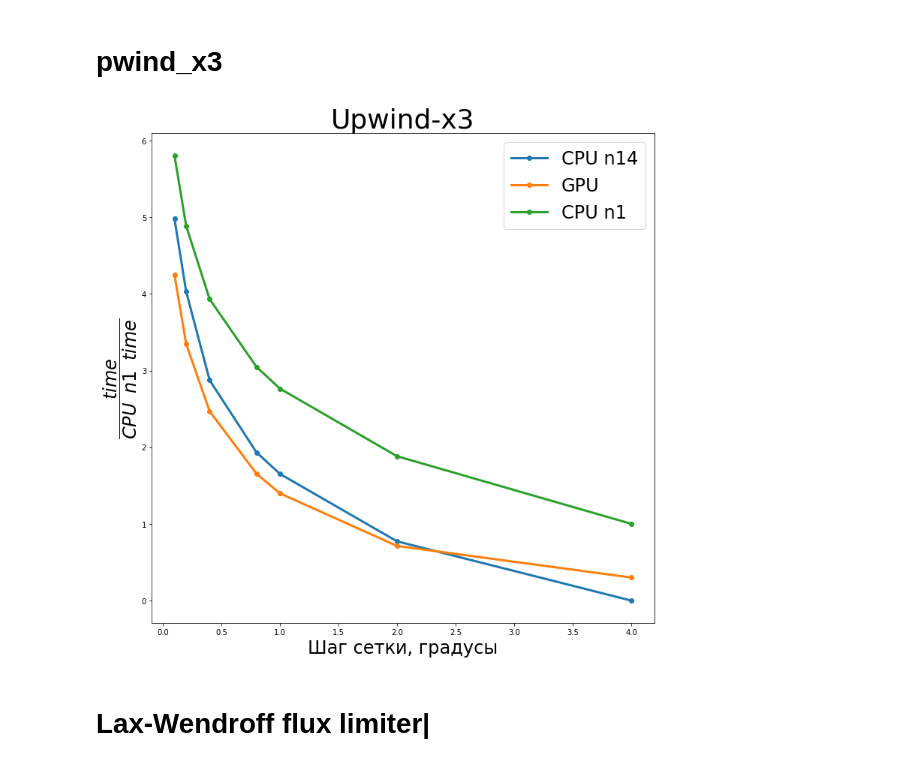
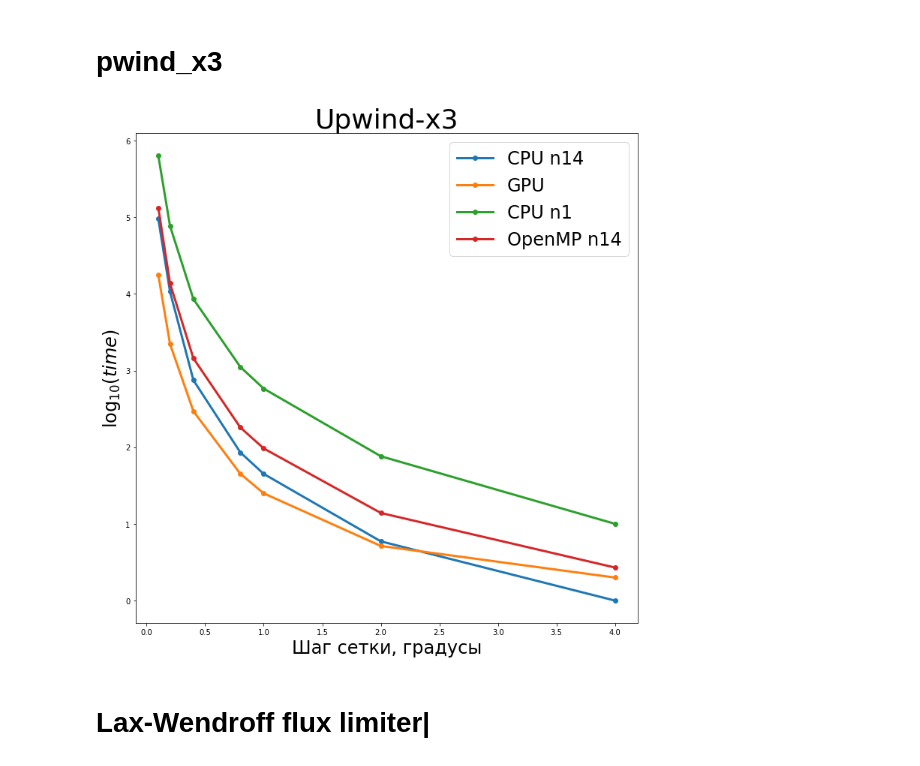
Before and after one commit to Lizzzka007/PythonProgs, a Jupyter notebook: ScaledPerfomance.ipynb, the cells around one changed output. Cells and saved outputs as stored; diff of their text form; code cells hidden in the pictures.

```diff
--- a/ScaledPerfomance.ipynb
+++ b/ScaledPerfomance.ipynb
@@ -80,29 +80,33 @@ plt.title("Upwind", fontsize=36);
 # %%
 GPU_u3 =     [0.002917, 0.007535, 0.036585, 0.065961, 0.429757, 3.238684, 25.861751]
 CPU_n1_u3  = [0.01463, 0.11145, 0.84903, 1.63029, 12.46627, 112.13326, 926.94796]
 CPU_n14_u3 = [0.00146, 0.00865, 0.06557, 0.12522, 1.09192, 15.57897, 138.92830]
+OMP_u3 =     [0.00394, 0.02029, 0.14090, 0.26485, 2.10402, 19.99977, 193.78640]
+
 AngleStep = [4, 2, 1, 0.8, 0.4, 0.2, 0.1]
 
 # Scale(GPU_u3, CPU_n1_u3)
 # Scale(CPU_n14_u3, CPU_n1_u3)
 
 Scale(GPU_u3)
 Scale(CPU_n14_u3)
 Scale(CPU_n1_u3)
+Scale(OMP_u3)
 
 offset = abs(min(CPU_n14_u3))
 
 fig, ax = plt.subplots(figsize=(12,12))
 plt.xlabel("Шаг сетки, градусы", fontsize=24)
 plt.ylabel("$\log_{10}(time)$", fontsize=24)
 # ax.plot(AngleStep, CPU_n1, marker='o', label="CPU n1")
 ax.plot(AngleStep, [offset + i for i in CPU_n14_u3], marker='o', linewidth=3, label="CPU n14")
 ax.plot(AngleStep, [offset + i for i in GPU_u3], marker='o', linewidth=3, label="GPU")
 ax.plot(AngleStep, [offset + i for i in CPU_n1_u3], marker='o', linewidth=3, label="CPU n1")
+ax.plot(AngleStep, [offset + i for i in OMP_u3], marker='o', linewidth=3, label="OpenMP n14")
 ax.legend(fontsize = 24, loc='best')
 plt.title("Upwind-x3", fontsize=36);
 # %% [output]
-[figure, old version]
+[figure, new version]
 # %% [markdown]
 # Lax-Wendroff flux limiter|
 # %%
```
Also changed, not shown: parts of 6 cells of this notebook.
